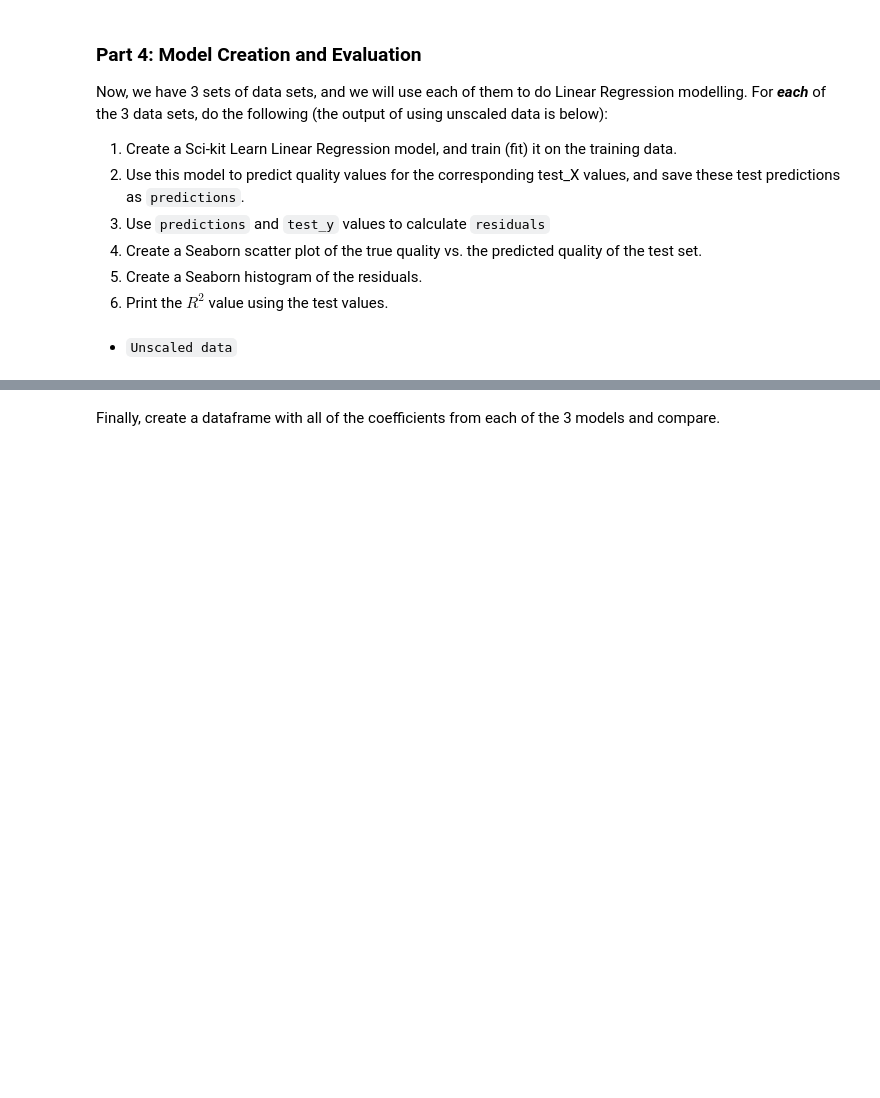
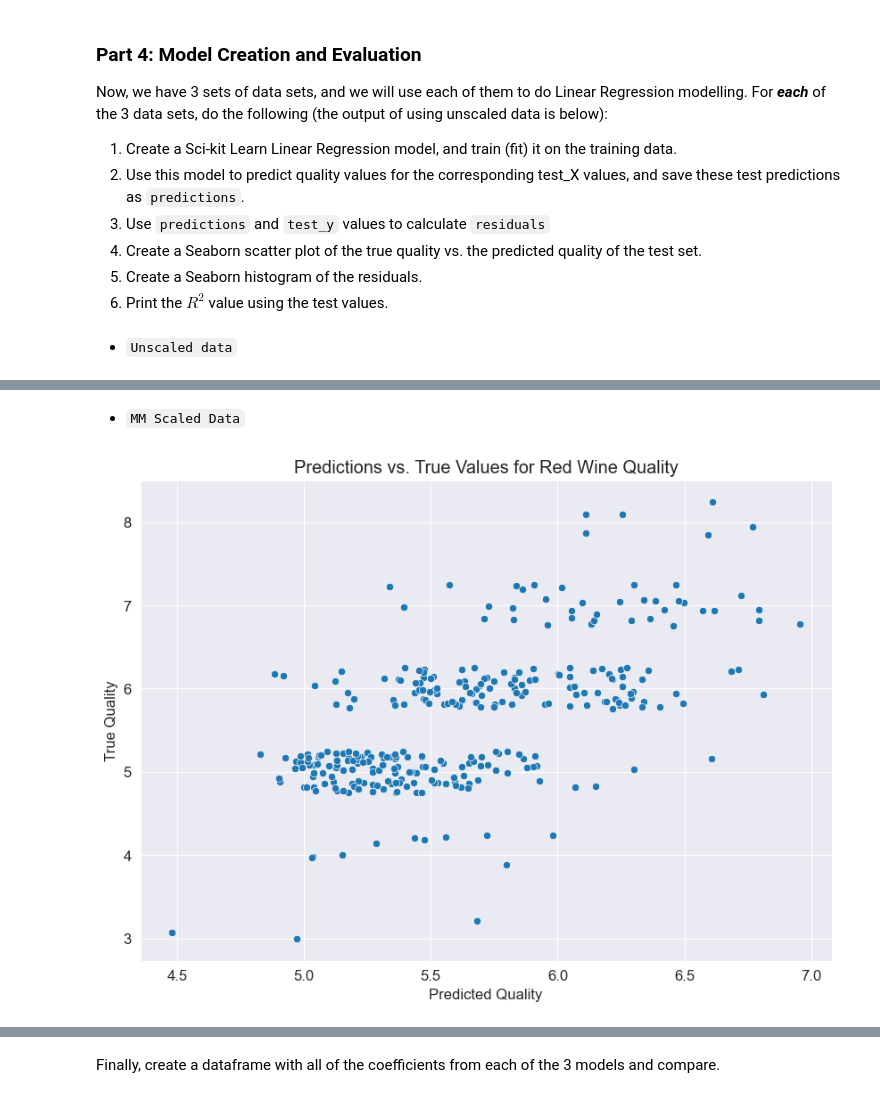
Before and after one commit to ndminhvn/UH-COSC3337, a Jupyter notebook: Homeworks/HW1/hw1_student/Nguyen_Minh_2069407.ipynb, the cells around one changed output, grey strips where cells are left out. Cells and saved outputs as stored; diff of their text form; code cells hidden in the pictures; blank space fills up the shorter version.

```diff
--- a/Homeworks/HW1/hw1_student/Nguyen_Minh_2069407.ipynb
+++ b/Homeworks/HW1/hw1_student/Nguyen_Minh_2069407.ipynb
@@ -342,2 +342,24 @@ R-squared value:  0.3360123006234196
+# %% [markdown]
+- `MM Scaled Data`
 # %%
 ### PUT YOUR CODE HERE FOR MM SCALED DATA
+# Create a Linear Regression model and fit it to the training data
+mm_scaled = LinearRegression()
+mm_scaled.fit(train_X_mm, train_y_mm)
+
+# Predict quality values for the test data
+predictions_mm = mm_scaled.predict(test_X_mm)
+
+# Calculate the residuals
+residuals_mm = test_y_mm - predictions_mm
+
+# Create a scatter plot of true quality vs. predicted quality of the test set
+sns.scatterplot(predictions_mm, test_y_mm)
+plt.title('Predictions vs. True Values for Red Wine Quality')
+plt.xlabel("Predicted Quality")
+plt.ylabel("True Quality")
+# plt.xlim(2, 9)
+# plt.ylim(2, 9)
+plt.show()
+# %% [output]
+[figure, added]
```
Also changed, not shown: parts of 12 cells of this notebook, 1 other file.
